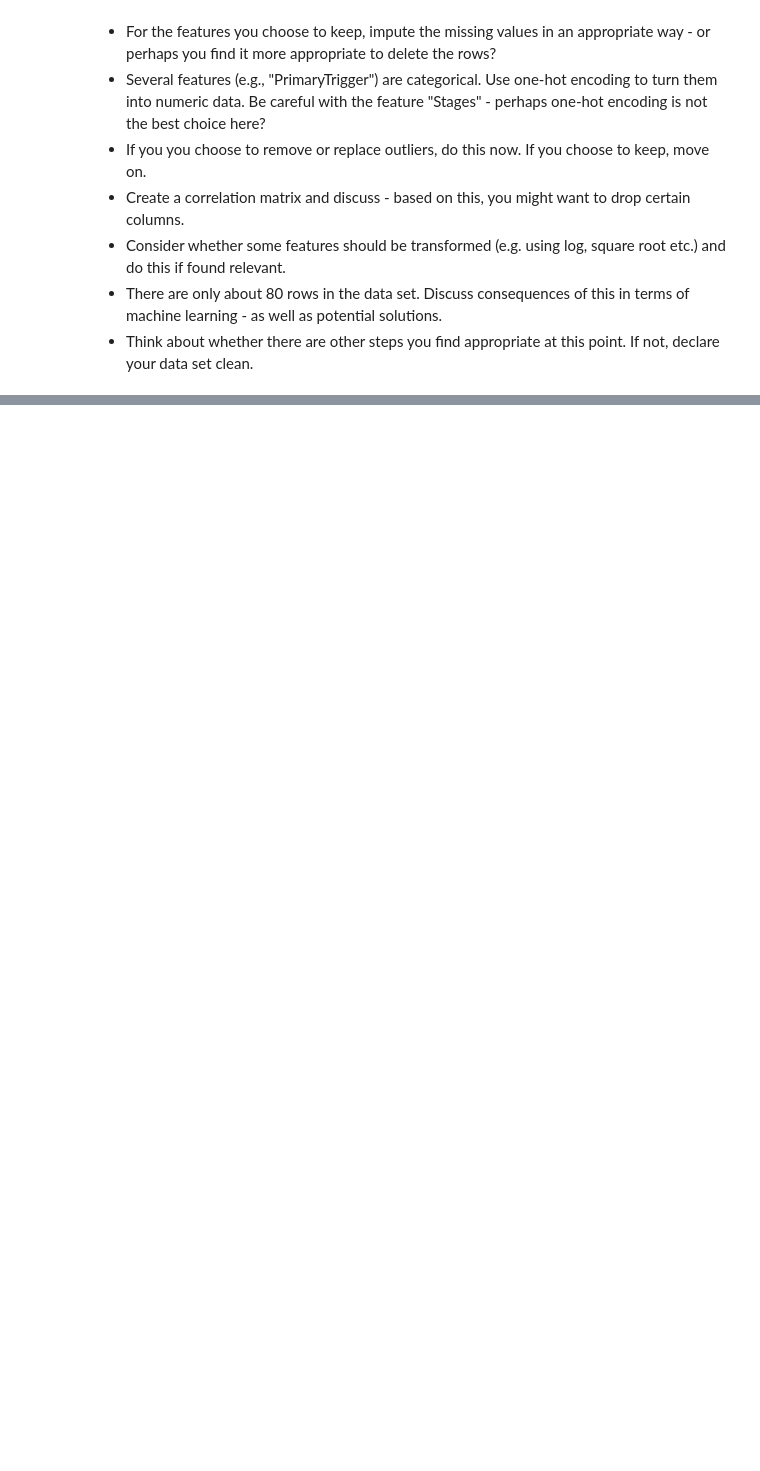
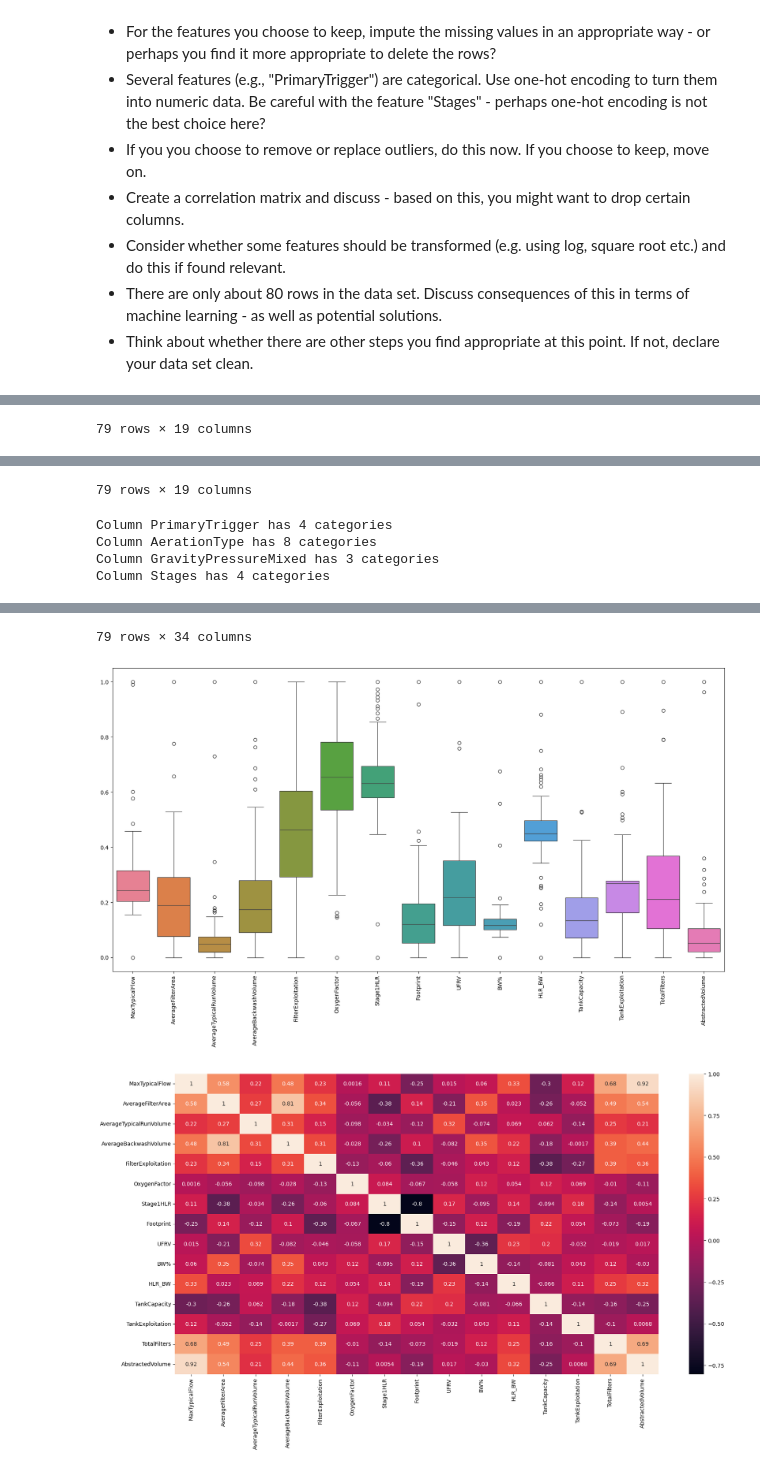
Before and after one commit to MAL-flowdemort/assignment_3, a Jupyter notebook: Preprocessing - Water treatment plants.ipynb, the cells around one changed output, grey strips where cells are left out. Saved outputs shown, nothing was run; the diff lists cells and outputs as text; code cells hidden in the pictures; blank space fills up the shorter version.

```diff
--- a/Preprocessing - Water treatment plants.ipynb
+++ b/Preprocessing - Water treatment plants.ipynb
@@ -56,0 +55,71 @@ please provide us feedback at https://github.com/pandas-dev/pandas/issues/54466
+# %%
+#remove irrelevant columns: WaterworksName
+removedNamesDf = df.drop(columns=['WaterworksName'])
+
+#calculate how much procent of data each column is missing
+missing_data = removedNamesDf.isnull().sum()
+total = removedNamesDf.isnull().count()
+percent_missing = (missing_data/total)*100
+print(f"Percents of missing data in each column: \n{percent_missing}")
+
+#remove columns with more than 40% missing data
+removedColumnsDf = removedNamesDf.dropna(thresh=removedNamesDf.shape[0]*0.6,axis=1)
+display(removedColumnsDf)
+
+#print the columns data types
+print(f"Columns data types: \n{removedColumnsDf.dtypes}")
+
+#impute missing values of the columns, use fillna method if the data type is ibject, and use IterativeImputer if the data type is float64 or int64
+from sklearn.experimental import enable_iterative_imputer
+from sklearn.impute import IterativeImputer
+from sklearn.impute import SimpleImputer
+
+#split the dataset into two datasets, one with object data types and one with float64 and int64 data types
+objectDf = removedColumnsDf.select_dtypes(include=['object'])
+floatDf = removedColumnsDf.select_dtypes(include=['float64'])
+intDf = removedColumnsDf.select_dtypes(include=['int64'])
+
+#impute missing values of the object data type columns
+imputer = SimpleImputer(strategy='most_frequent')
+objectDf = pd.DataFrame(imputer.fit_transform(objectDf), columns=objectDf.columns)
+
+#impute missing values of the float64 and int64 data type columns
+imputer = IterativeImputer(max_iter=10, random_state=0)
+floatDf = pd.DataFrame(imputer.fit_transform(floatDf), columns=floatDf.columns)
+intDf = pd.DataFrame(imputer.fit_transform(intDf), columns=intDf.columns)
+
+#concatenate the datasets
+imputedDf = pd.concat([objectDf, floatDf, intDf], axis=1)
+display(imputedDf)
+
+#print how many categories there are in columns of data type object
+for column in objectDf:
+    print(f"Column {column} has {objectDf[column].nunique()} categories")
+    #if more than 2 categories, use one hot encoding from pandas, use first letter of the column name as prefix
+    if objectDf[column].nunique() > 2:
+        imputedDf = pd.get_dummies(imputedDf, columns=[column], prefix=column[0], dtype=float)
+
+display(imputedDf)
+
+#boxplot all columns in one figure
+import seaborn as sns
+import matplotlib.pyplot as plt
+from sklearn.preprocessing import MinMaxScaler
+
+scaler = MinMaxScaler()
+imputedDf = pd.DataFrame(scaler.fit_transform(imputedDf), columns=imputedDf.columns)
+
+numericalColumnsDf = imputedDf.drop(columns=imputedDf.filter(regex='^P_|^A_|^G_|^S_'))
+
+plt.figure(figsize=(20,10))
+#without columns that begin P_, A_, G_, S_
+sns.boxplot(data=numericalColumnsDf)
+plt.xticks(rotation=90)
+plt.show()
+
+#create a correlation matrix
+correlationMatrix = numericalColumnsDf.corr()
+plt.figure(figsize=(20,10))
+sns.heatmap(correlationMatrix, annot=True)
+plt.show()
+# %% [output]
@@ -56,0 +155 @@ please provide us feedback at https://github.com/pandas-dev/pandas/issues/54466
+79 rows × 19 columns
@@ -56,0 +185,5 @@ please provide us feedback at https://github.com/pandas-dev/pandas/issues/54466
+79 rows × 19 columns
+Column PrimaryTrigger has 4 categories
+Column AerationType has 8 categories
+Column GravityPressureMixed has 3 categories
+Column Stages has 4 categories
@@ -56,0 +202,3 @@ please provide us feedback at https://github.com/pandas-dev/pandas/issues/54466
+79 rows × 34 columns
+[figure, added]
+[figure, added]
```
Also changed, not shown: parts of 3 cells of this notebook.
